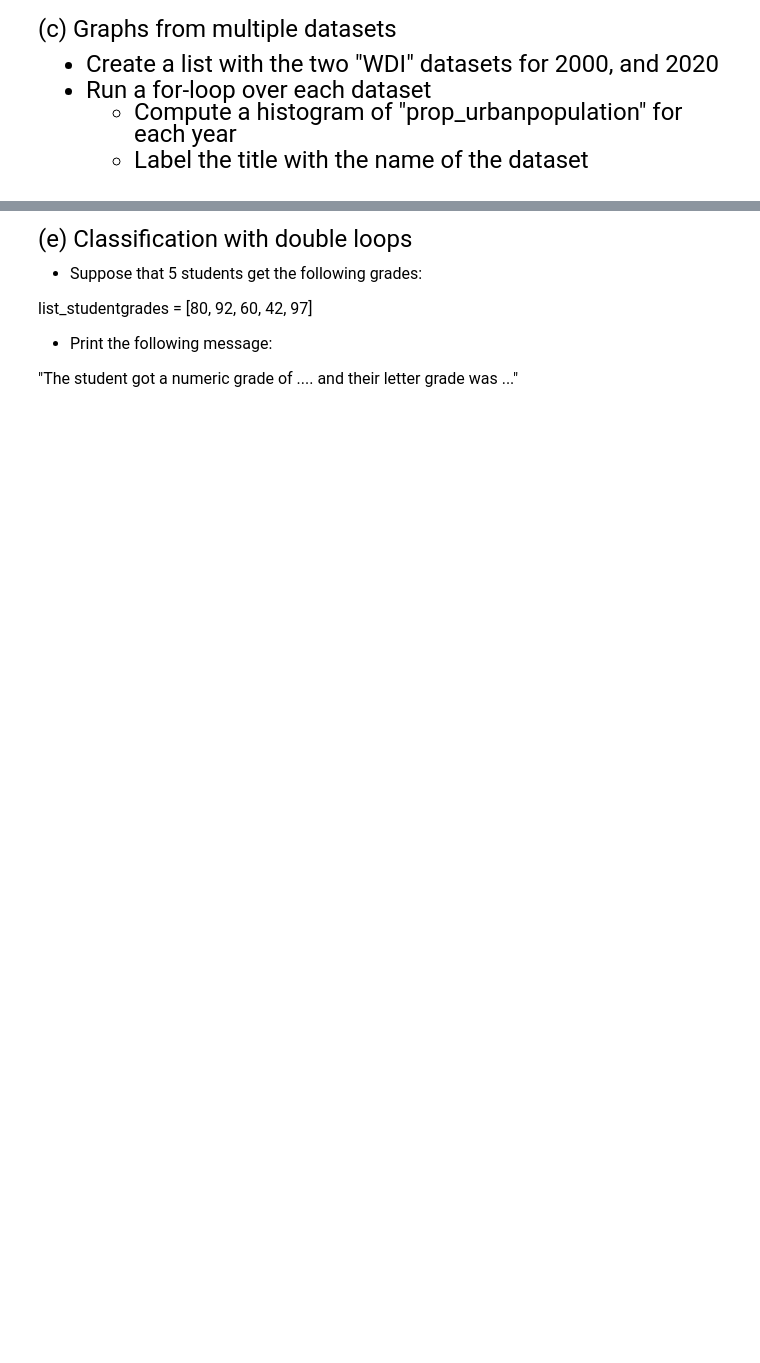
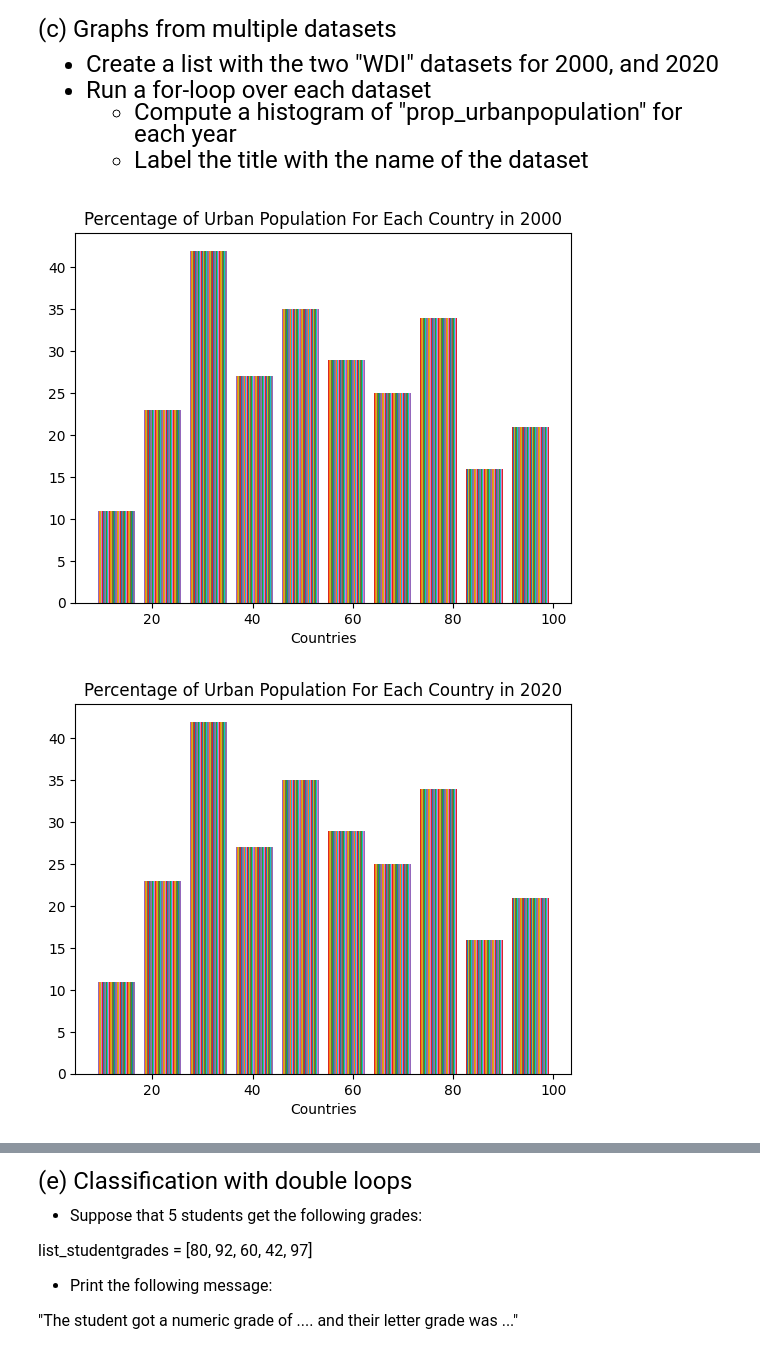
Before and after one commit to lilylwang/emoryqtm151-lily, a Jupyter notebook: Assignment 4/Assignment 4.ipynb, the cells around one changed output, grey strips where cells are left out. Drawn from its saved outputs; the diff is of its cells as text; code cells hidden in the pictures; blank space fills up the shorter version.

```diff
--- a/Assignment 4/Assignment 4.ipynb
+++ b/Assignment 4/Assignment 4.ipynb
@@ -58,11 +77,39 @@ Hint: Use the "append" function.
 # %%
 # Note "prop_urbanpopulation" is the percentage of the urban population over
 # the total population
 
 # Hint: Before you write the loop, test your code out by opening an individual dataset
 # Once you're sure the code works and you're familiar with the data, run the loop
 
 # Write your answer here
+
+wdi2000 = pd.read_csv('wdi_data/wdi_2000.csv')
+wdi2020 = pd.read_csv('wdi_data/wdi_2020.csv')
+
+x1 = []
+
+x2 = []
+
+
+for country in wdi2000["countryname"]:
+    x1.append(wdi2000["prop_urbanpopulation"])
+
+for population in wdi2000["prop_urbanpopulation"]:
+    x2.append(wdi2000["prop_urbanpopulation"])
+
+plt.hist(x = x1)
+plt.title("Percentage of Urban Population For Each Country in 2000")
+plt.xlabel("Countries")
+plt.show()
+
+
+plt.hist(x = x2)
+plt.title("Percentage of Urban Population For Each Country in 2020")
+plt.xlabel("Countries")
+plt.show()
+# %% [output]
+[figure, added]
+[figure, added]
 # %% [markdown]
 <font size = "5">
 
```
Also changed, not shown: parts of 6 cells of this notebook, 2 other files.
